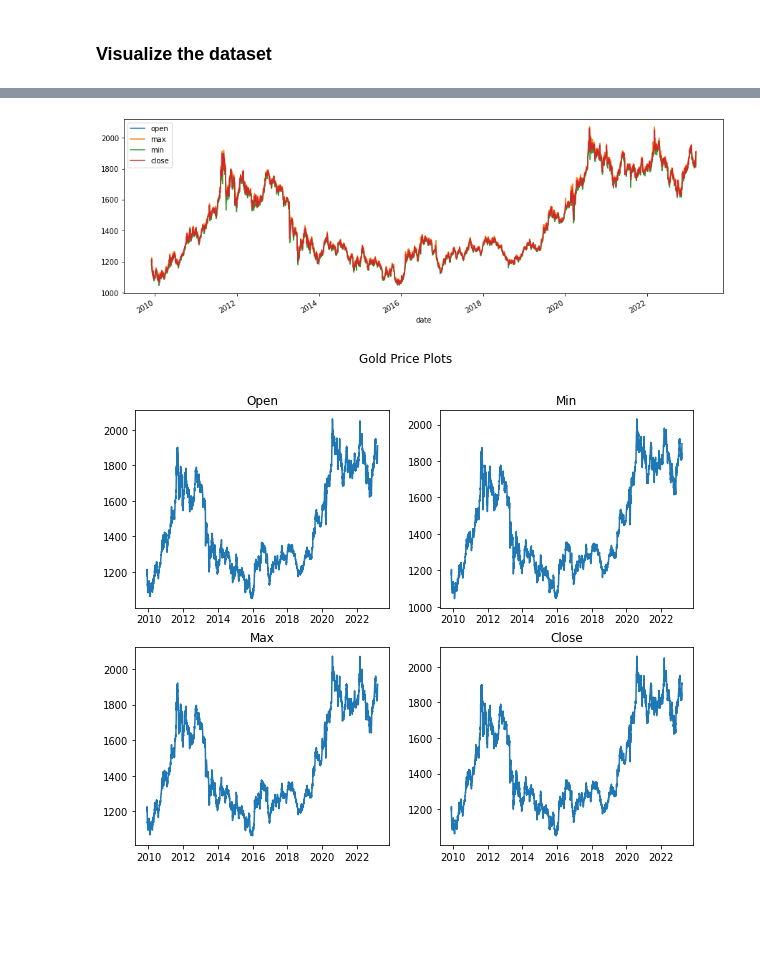
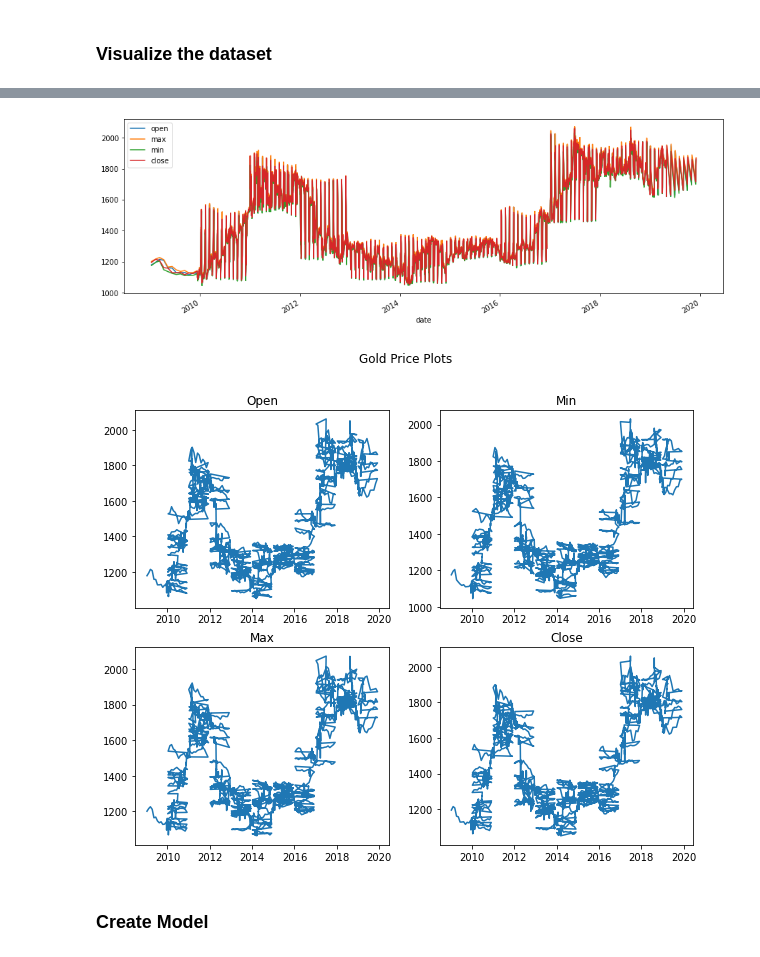
Before and after one commit to mrbseba/gold_forecasting, a Jupyter notebook: gold_project.ipynb, the cells around one changed output, grey strips where cells are left out. Saved outputs shown, nothing was run; the diff lists cells and outputs as text; code cells hidden in the pictures; blank space fills up the shorter version.

```diff
--- a/gold_project.ipynb
+++ b/gold_project.ipynb
@@ -9,5 +20,5 @@ import matplotlib.pyplot as plt
 ### Import Dataset
 # %%
 # import our data frame
-df = pd.read_csv("gold.csv")
+df = pd.read_csv("gold.csv", index_col="date", parse_dates=["date"])
 # %%
@@ -22,6 +34,6 @@ df.head(5)
 # %%
 # convert date object into datetime
-df['date'] = pd.to_datetime(df['date'])
+# df['date'] = pd.to_datetime(df['date'])
 # %%
 # set date as index
-df.set_index('date', drop=True, inplace=True)
+# df.set_index('date', drop=True, inplace=True)
@@ -88,18 +103,18 @@ g_df.descrition()
 # %%
-g_df.plot(figsize=(15, 5))
+df.plot(figsize=(15, 5))
 plt.show()
 # %% [output]
-[figure, old version]
+[figure, new version]
 # %%
 import matplotlib.pyplot as plt
 import numpy as np
 
 # Generate some data
-index = g_df.index
-open_data = g_df['open']
-min_data = g_df['min']
-max_data = g_df['max']
-close_data = g_df['close']
+index = df.index
+open_data = df['open']
+min_data = df['min']
+max_data = df['max']
+close_data = df['close']
 
 # Create a figure with 2 rows and 2 columns of subplots
 fig, axs = plt.subplots(nrows=2, ncols=2, figsize=(10, 8))
@@ -123,4 +138,6 @@ fig.suptitle('Gold Price Plots')
 # Display the figure
 plt.show()
 # %% [output]
-[figure, old version]
+[figure, new version]
+# %% [markdown]
+### Create Model
```
Also changed, not shown: parts of 37 cells of this notebook.
